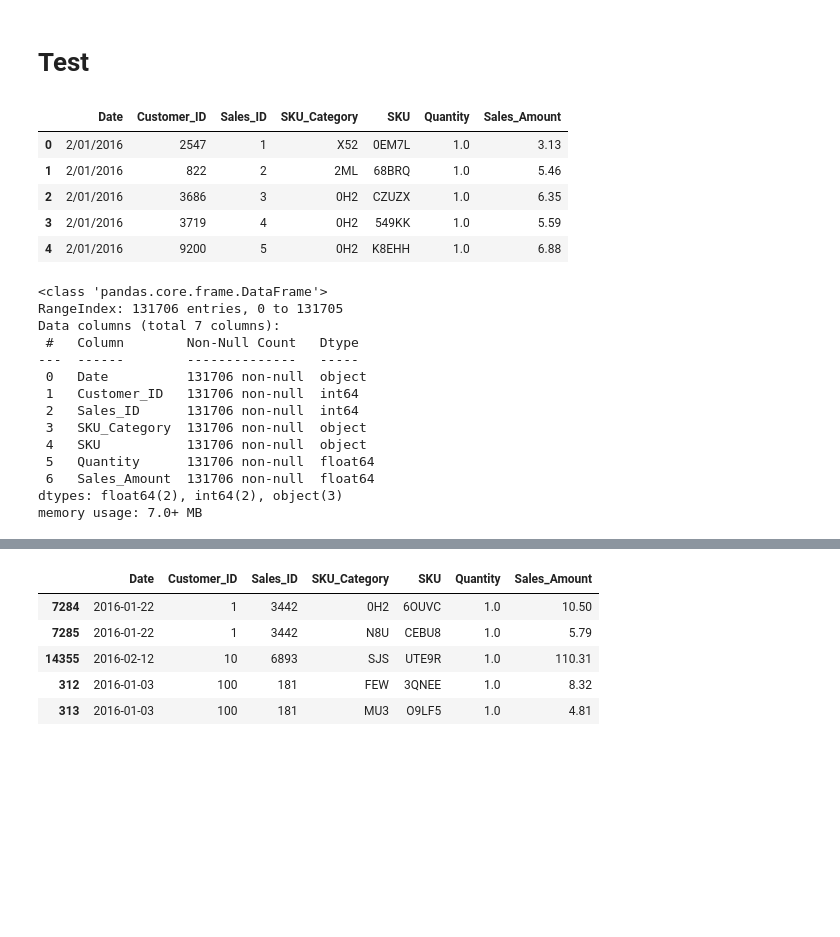
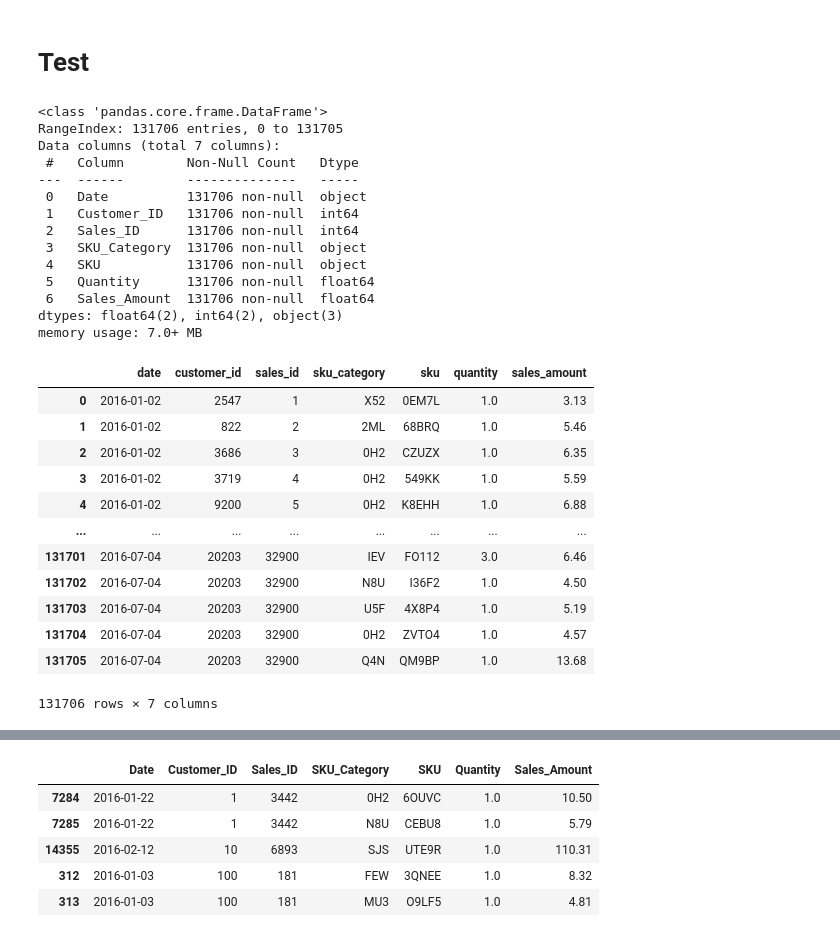
Before and after one commit to johnmarquess/IFN509, a Jupyter notebook: Assignment 2/association.ipynb, the cells around one changed output, grey strips where cells are left out. Cells and saved outputs as stored; diff of their text form; code cells hidden in the pictures; blank space fills up the shorter version.

```diff
--- a/Assignment 2/association.ipynb
+++ b/Assignment 2/association.ipynb
@@ -4,35 +6,41 @@
 import pandas as pd
 from apyori import apriori
 # %%
-# Load the data
 data = pd.read_csv('data/D1.csv')
+data.info()
+# %% [output]
+<class 'pandas.core.frame.DataFrame'>
+RangeIndex: 131706 entries, 0 to 131705
+Data columns (total 7 columns):
+ #   Column        Non-Null Count   Dtype
+---  ------        --------------   -----
+ 0   Date          131706 non-null  object
+ 1   Customer_ID   131706 non-null  int64
+ 2   Sales_ID      131706 non-null  int64
+ 3   SKU_Category  131706 non-null  object
+ 4   SKU           131706 non-null  object
+ 5   Quantity      131706 non-null  float64
+ 6   Sales_Amount  131706 non-null  float64
+dtypes: float64(2), int64(2), object(3)
+memory usage: 7.0+ MB
-# %%
-# Display the first few rows
-data.head()
-# %% [output]
-|  | Date | Customer_ID | Sales_ID | SKU_Category | SKU | Quantity | Sales_Amount |
-| 0 | 2/01/2016 | 2547 | 1 | X52 | 0EM7L | 1.0 | 3.13 |
-| 1 | 2/01/2016 | 822 | 2 | 2ML | 68BRQ | 1.0 | 5.46 |
-| 2 | 2/01/2016 | 3686 | 3 | 0H2 | CZUZX | 1.0 | 6.35 |
-| 3 | 2/01/2016 | 3719 | 4 | 0H2 | 549KK | 1.0 | 5.59 |
-| 4 | 2/01/2016 | 9200 | 5 | 0H2 | K8EHH | 1.0 | 6.88 |
-# %%
-# Check for missing data
-data.info()
-# %% [output]
-<class 'pandas.core.frame.DataFrame'>
-RangeIndex: 131706 entries, 0 to 131705
-Data columns (total 7 columns):
- #   Column        Non-Null Count   Dtype
----  ------        --------------   -----
- 0   Date          131706 non-null  object
- 1   Customer_ID   131706 non-null  int64
- 2   Sales_ID      131706 non-null  int64
- 3   SKU_Category  131706 non-null  object
- 4   SKU           131706 non-null  object
- 5   Quantity      131706 non-null  float64
- 6   Sales_Amount  131706 non-null  float64
-dtypes: float64(2), int64(2), object(3)
-memory usage: 7.0+ MB
+# %%
+# convert all columns to lower case
+data.columns = data.columns.str.lower()
+# %%
+data
+# %% [output]
+|  | date | customer_id | sales_id | sku_category | sku | quantity | sales_amount |
+| 0 | 2016-01-02 | 2547 | 1 | X52 | 0EM7L | 1.0 | 3.13 |
+| 1 | 2016-01-02 | 822 | 2 | 2ML | 68BRQ | 1.0 | 5.46 |
+| 2 | 2016-01-02 | 3686 | 3 | 0H2 | CZUZX | 1.0 | 6.35 |
+| 3 | 2016-01-02 | 3719 | 4 | 0H2 | 549KK | 1.0 | 5.59 |
+| 4 | 2016-01-02 | 9200 | 5 | 0H2 | K8EHH | 1.0 | 6.88 |
+| ... | ... | ... | ... | ... | ... | ... | ... |
+| 131701 | 2016-07-04 | 20203 | 32900 | IEV | FO112 | 3.0 | 6.46 |
+| 131702 | 2016-07-04 | 20203 | 32900 | N8U | I36F2 | 1.0 | 4.50 |
+| 131703 | 2016-07-04 | 20203 | 32900 | U5F | 4X8P4 | 1.0 | 5.19 |
+| 131704 | 2016-07-04 | 20203 | 32900 | 0H2 | ZVTO4 | 1.0 | 4.57 |
+| 131705 | 2016-07-04 | 20203 | 32900 | Q4N | QM9BP | 1.0 | 13.68 |
+131706 rows × 7 columns
 # %%
 # convert Date to a date object
```
Also changed, not shown: parts of 15 cells of this notebook, 1 other file.
